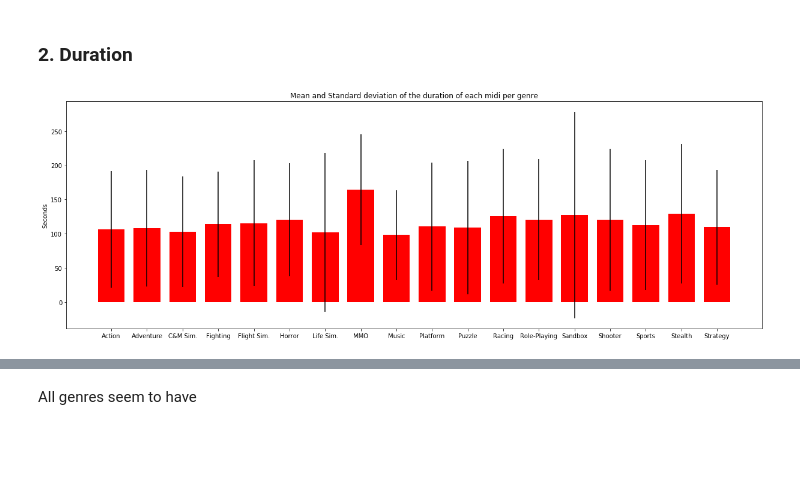
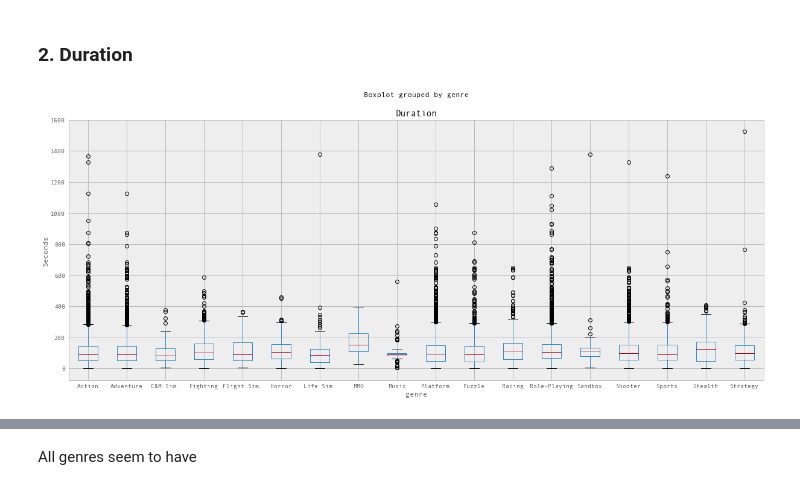
Before and after one commit to cedricviaccoz/musicology, a Jupyter notebook: dataset/JSymbolic Feat. Analysis & Discussion.ipynb, the cells around one changed output, grey strips where cells are left out. Saved outputs shown, nothing was run; the diff lists cells and outputs as text; code cells hidden in the pictures; blank space fills up the shorter version.

```diff
--- a/dataset/JSymbolic Feat. Analysis & Discussion.ipynb
+++ b/dataset/JSymbolic Feat. Analysis & Discussion.ipynb
@@ -133,22 +180,11 @@ Thus, jSymbolic decides on the tonality of the piece according to only the metad
 In conclusion, this feature cannot be interpreted to explain some kind of pattern of key according to the genre (i.e., we cannot use this feature for our research question)
 # %% [markdown]
 ### 2. Duration
-# %%
-dyn_df = groupby_stats['Duration']
-ind = np.arange(len(dyn_df))
-fig, ax = plt.subplots()
-width = 0.75
-rects_dur = ax.bar(ind, dyn_df['mean'], width, color='r', yerr=dyn_df['std'])
-ax.boxplot
-
-#ax.legend(rects_dur, ('Duration'))
-ax.set_xticks(ind)
-ax.set_xticklabels(games_genre)
-
-ax.set_title('Mean and Standard deviation of the duration of each midi per genre')
-ax.set_ylabel('Seconds')
-fig.set_size_inches((17,6))
-plt.tight_layout()
-plt.show()
-# %% [output]
-[figure, removed]
+# %%
+fig, ax = plt.subplots(figsize=(20,8))
+plt.suptitle('')
+df_pred.boxplot(column='Duration', by='genre', ax=ax)
+ax.set_ylabel('Seconds')
+plt.show()
+# %% [output]
+[figure, added]
```
Also changed, not shown: parts of 17 cells of this notebook.
